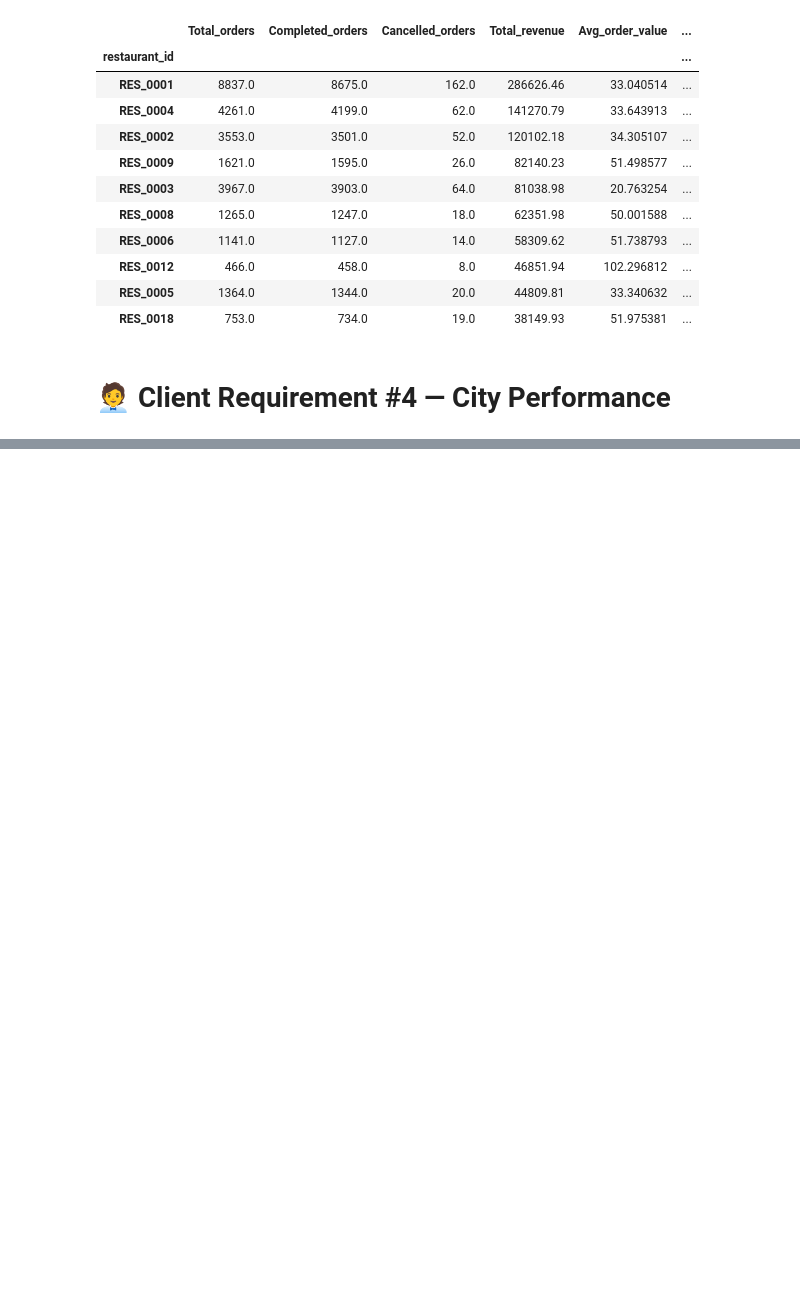
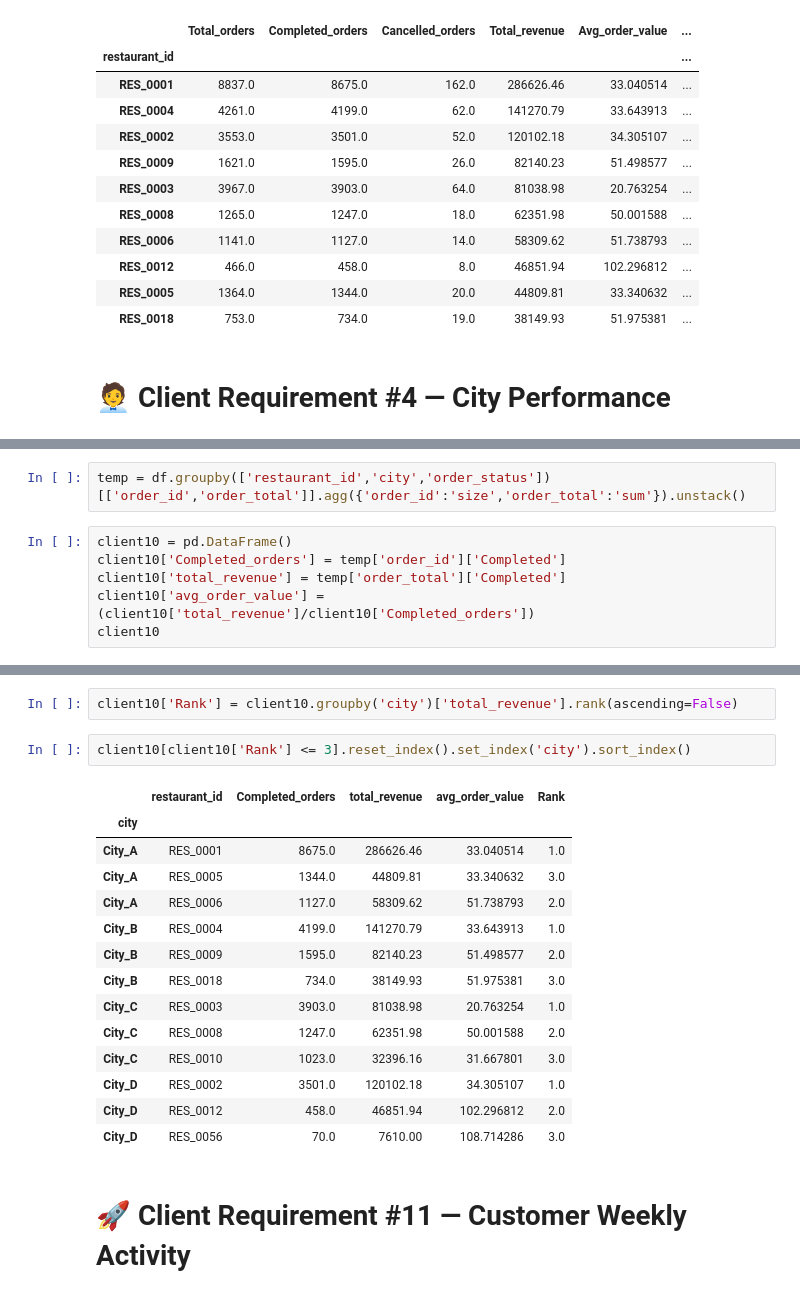
Before and after one commit to KishanG02/Jupyterfiles, a Jupyter notebook: Practice_pandas.ipynb, the cells around one changed output, grey strips where cells are left out. Saved outputs shown, nothing was run; the diff lists cells and outputs as text; blank space fills up the shorter version.

```diff
--- a/Practice_pandas.ipynb
+++ b/Practice_pandas.ipynb
@@ -196,0 +559,8 @@ KeyError: 'Cancelled'
+# %%
+temp = df.groupby(['restaurant_id','city','order_status'])[['order_id','order_total']].agg({'order_id':'size','order_total':'sum'}).unstack()
+# %%
+client10 = pd.DataFrame()
+client10['Completed_orders'] = temp['order_id']['Completed']
+client10['total_revenue'] = temp['order_total']['Completed']
+client10['avg_order_value'] = (client10['total_revenue']/client10['Completed_orders'])
+client10
@@ -196,0 +582,21 @@ KeyError: 'Cancelled'
+# %%
+client10['Rank'] = client10.groupby('city')['total_revenue'].rank(ascending=False)
+# %%
+client10[client10['Rank'] <= 3].reset_index().set_index('city').sort_index()
+# %% [output]
+|  | restaurant_id | Completed_orders | total_revenue | avg_order_value | Rank |
+| city |  |  |  |  |  |
+| City_A | RES_0001 | 8675.0 | 286626.46 | 33.040514 | 1.0 |
+| City_A | RES_0005 | 1344.0 | 44809.81 | 33.340632 | 3.0 |
+| City_A | RES_0006 | 1127.0 | 58309.62 | 51.738793 | 2.0 |
+| City_B | RES_0004 | 4199.0 | 141270.79 | 33.643913 | 1.0 |
+| City_B | RES_0009 | 1595.0 | 82140.23 | 51.498577 | 2.0 |
+| City_B | RES_0018 | 734.0 | 38149.93 | 51.975381 | 3.0 |
+| City_C | RES_0003 | 3903.0 | 81038.98 | 20.763254 | 1.0 |
+| City_C | RES_0008 | 1247.0 | 62351.98 | 50.001588 | 2.0 |
+| City_C | RES_0010 | 1023.0 | 32396.16 | 31.667801 | 3.0 |
+| City_D | RES_0002 | 3501.0 | 120102.18 | 34.305107 | 1.0 |
+| City_D | RES_0012 | 458.0 | 46851.94 | 102.296812 | 2.0 |
+| City_D | RES_0056 | 70.0 | 7610.00 | 108.714286 | 3.0 |
+# %% [markdown]
+# 🚀 Client Requirement #11 — Customer Weekly Activity
```
Also changed, not shown: parts of 99 cells of this notebook, 2 other files.
